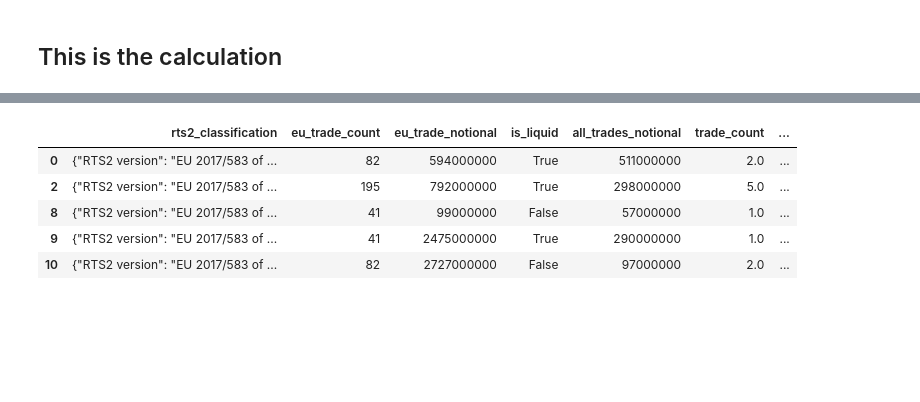
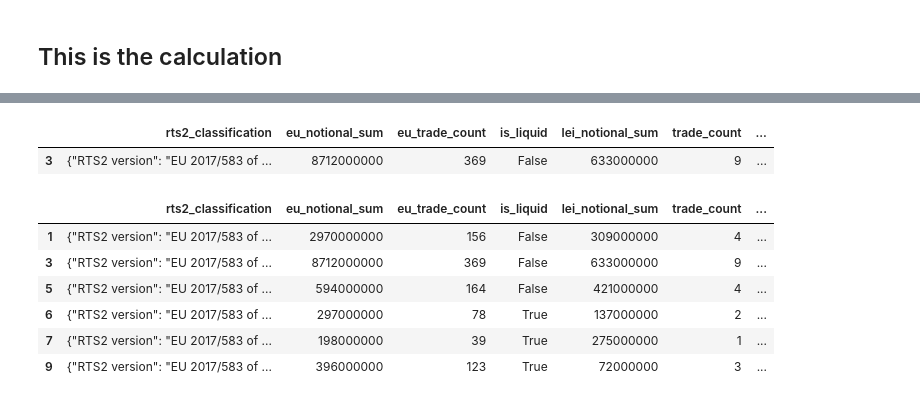
Before and after one commit to bwbadger/mifid2-rts, a Jupyter notebook: rts/Using sample trades in an SI calculation.ipynb, the cells around one changed output, grey strips where cells are left out. Saved outputs shown, nothing was run; the diff lists cells and outputs as text; code cells hidden in the pictures; blank space fills up the shorter version.

```diff
--- a/rts/Using sample trades in an SI calculation.ipynb
+++ b/rts/Using sample trades in an SI calculation.ipynb
@@ -464,13 +453,23 @@ x2[(~x2.is_liquid)
-# %%
-# Filter 3
-
-x3 = sub_classes3.copy()
-x3[  (x3.trade_notional_sum >= (x3.all_trades_notional * 0.25))
-   | (x3.trade_notional_sum >= (x3.eu_trade_notional * 0.01))]
-# %% [output]
-|  | rts2_classification | eu_trade_count | eu_trade_notional | is_liquid | all_trades_notional | trade_count | ... |
-| 0 | {"RTS2 version": "EU 2017/583 of ... | 82 | 594000000 | True | 511000000 | 2.0 | ... |
-| 2 | {"RTS2 version": "EU 2017/583 of ... | 195 | 792000000 | True | 298000000 | 5.0 | ... |
-| 8 | {"RTS2 version": "EU 2017/583 of ... | 41 | 99000000 | False | 57000000 | 1.0 | ... |
-| 9 | {"RTS2 version": "EU 2017/583 of ... | 41 | 2475000000 | True | 290000000 | 1.0 | ... |
-| 10 | {"RTS2 version": "EU 2017/583 of ... | 82 | 2727000000 | False | 97000000 | 2.0 | ... |
+# %%
+# Filter b
+
+fb = sub_classes3.copy()
+fb[(~fb.is_liquid)
+   & (fb.avg_weekly_trades >= 1)]
+# %% [output]
+|  | rts2_classification | eu_notional_sum | eu_trade_count | is_liquid | lei_notional_sum | trade_count | ... |
+| 3 | {"RTS2 version": "EU 2017/583 of ... | 8712000000 | 369 | False | 633000000 | 9 | ... |
+# %%
+# Filter c
+
+fc = sub_classes3.copy()
+fc[  (fc.notional_sum >= (fc.lei_notional_sum * 0.25))
+   | (fc.notional_sum >= (fc.eu_notional_sum * 0.01))]
+# %% [output]
+|  | rts2_classification | eu_notional_sum | eu_trade_count | is_liquid | lei_notional_sum | trade_count | ... |
+| 1 | {"RTS2 version": "EU 2017/583 of ... | 2970000000 | 156 | False | 309000000 | 4 | ... |
+| 3 | {"RTS2 version": "EU 2017/583 of ... | 8712000000 | 369 | False | 633000000 | 9 | ... |
+| 5 | {"RTS2 version": "EU 2017/583 of ... | 594000000 | 164 | False | 421000000 | 4 | ... |
+| 6 | {"RTS2 version": "EU 2017/583 of ... | 297000000 | 78 | True | 137000000 | 2 | ... |
+| 7 | {"RTS2 version": "EU 2017/583 of ... | 198000000 | 39 | True | 275000000 | 1 | ... |
+| 9 | {"RTS2 version": "EU 2017/583 of ... | 396000000 | 123 | True | 72000000 | 3 | ... |
```
Also changed, not shown: parts of 16 cells of this notebook.
